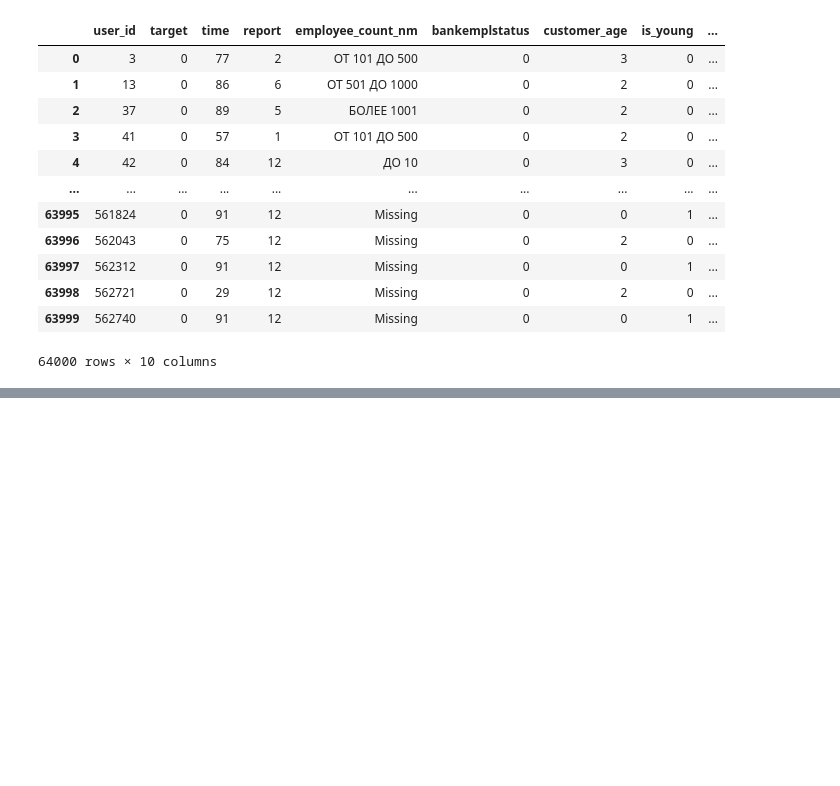
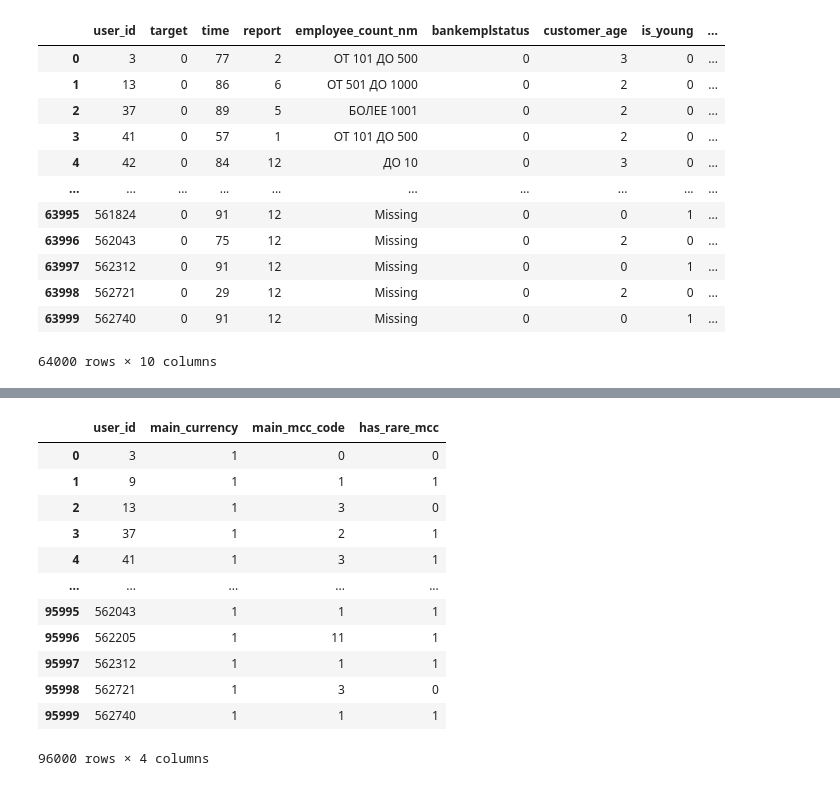
Before and after one commit to Lunalykaya/customer-churn-prediction, a Jupyter notebook: eda-churn.ipynb, the cells around one changed output, grey strips where cells are left out. Saved outputs shown, nothing was run; the diff lists cells and outputs as text; code cells hidden in the pictures; blank space fills up the shorter version.

```diff
--- a/eda-churn.ipynb
+++ b/eda-churn.ipynb
@@ -1652,0 +1662,2 @@ data
+# %%
+user_transactions = (transactions.groupby(['user_id']).agg(main_currency=('currency_rk', lambda x: x.mode().iloc[0]),  main_mcc_code=('mcc_code', lambda x: x.mode().iloc[0])).reset_index())
@@ -1652,0 +1673,2 @@ data
+# %%
+rare_mcc_flag = (transactions.groupby(['user_id'])['mcc_is_rare'].max().reset_index().rename(columns={'mcc_is_rare': 'has_rare_mcc'}))
@@ -1652,0 +1691,18 @@ data
+# %%
+user_transactions = user_transactions.merge(rare_mcc_flag, on='user_id', how='left')
+# %%
+user_transactions
+# %% [output]
+|  | user_id | main_currency | main_mcc_code | has_rare_mcc |
+| 0 | 3 | 1 | 0 | 0 |
+| 1 | 9 | 1 | 1 | 1 |
+| 2 | 13 | 1 | 3 | 0 |
+| 3 | 37 | 1 | 2 | 1 |
+| 4 | 41 | 1 | 3 | 1 |
+| ... | ... | ... | ... | ... |
+| 95995 | 562043 | 1 | 1 | 1 |
+| 95996 | 562205 | 1 | 11 | 1 |
+| 95997 | 562312 | 1 | 1 | 1 |
+| 95998 | 562721 | 1 | 3 | 0 |
+| 95999 | 562740 | 1 | 1 | 1 |
+96000 rows × 4 columns
```
Also changed, not shown: parts of 3 cells of this notebook.
